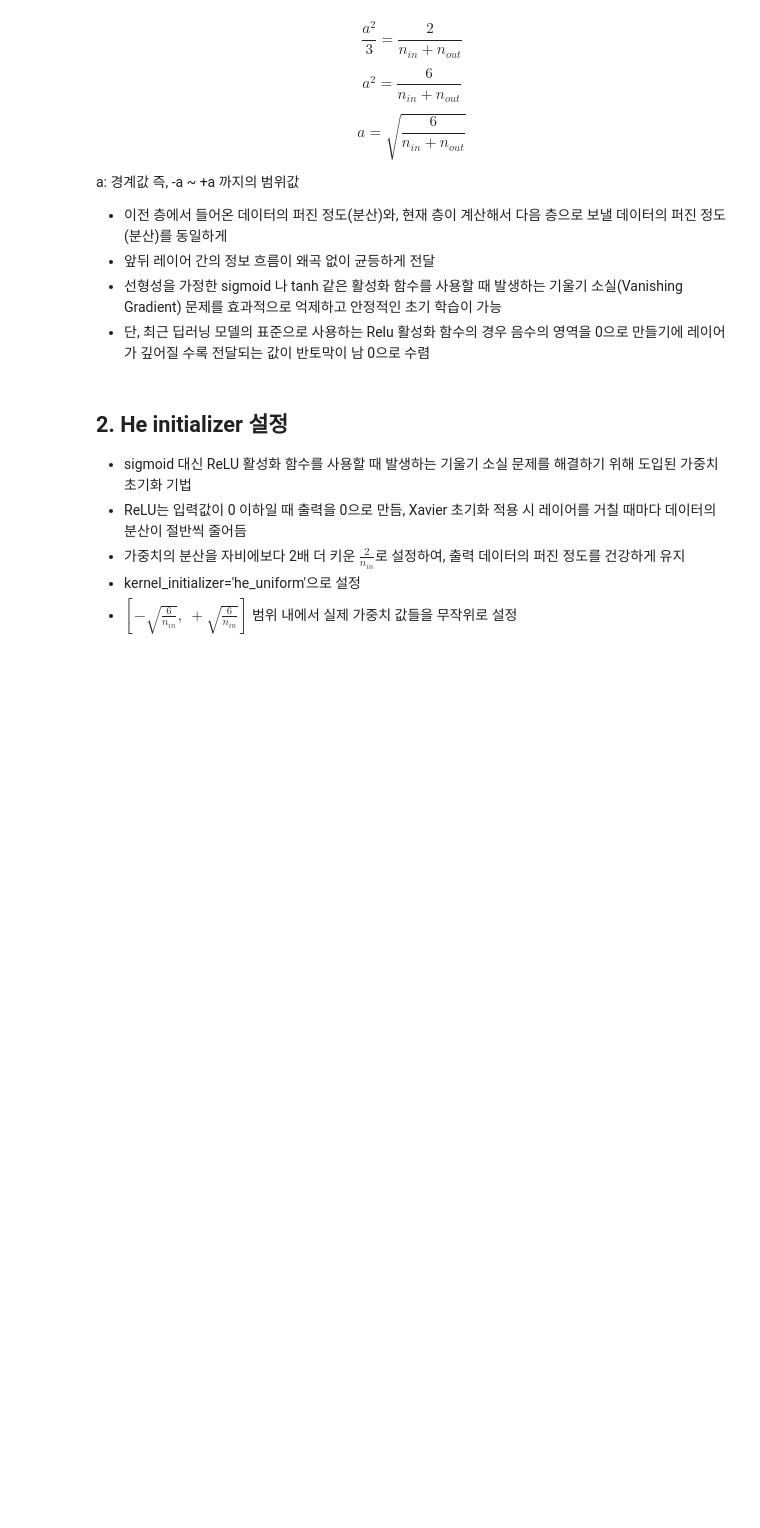
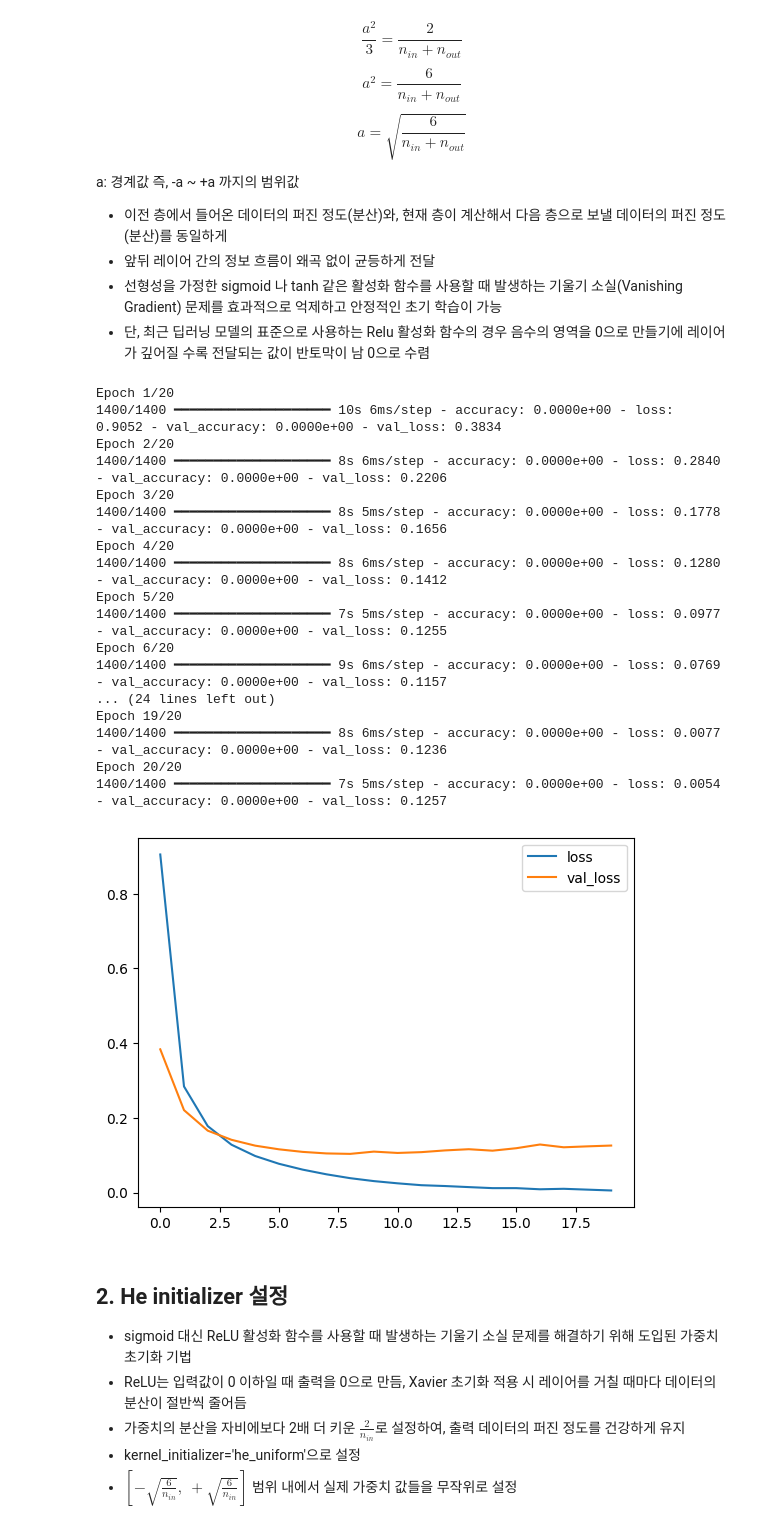
Before and after one commit to overgroove/samsung_lecture, a Jupyter notebook: 03_DL_weight_initialization.ipynb, the cells around one changed output. Cells and saved outputs as stored; diff of their text form; code cells hidden in the pictures; blank space fills up the shorter version.

```diff
--- a/03_DL_weight_initialization.ipynb
+++ b/03_DL_weight_initialization.ipynb
@@ -80,6 +143,31 @@ a: 경계값 즉, -a ~ +a 까지의 범위값
 # model 2 clone 후 각 레이어에 문자열, 초기화 객체 사용하여 초기화 적용
 # kernel_initializer='glorot_uniform'
 # kernel_initializer=tf.keras.initializers.GlorotUniform(seed=42)
+tf.random.set_seed(42)
 
+model2 = tf.keras.models.Sequential([
+    tf.keras.layers.Input(shape=X_train.shape[1:]),
+    # 문자열 적용
+    tf.keras.layers.Dense(
+        units=128,
+        activation='sigmoid',
+        kernel_initializer='glorot_uniform'
+    ),
+    # 객체 전달
+    tf.keras.layers.Dense(
+        units=64,
+        activation='sigmoid',
+        kernel_initializer=tf.keras.initializers.GlorotUniform(seed=42)
+        ),
+    # 디폴트
+    tf.keras.layers.Dense(units=16, activation='sigmoid'),
+
+    tf.keras.layers.Dense(units=10, activation='softmax', name='out')
+])
 # tf에서는 기본적으로 Xavier 초기화 사용
 # 다만 sigmoid activation 사용 시 명시적으로 kernel_initializer 적어주시는 것이 좋음
+model2.compile(
+    optimizer=tf.keras.optimizers.Adam(learning_rate=0.001),
+    loss=tf.keras.losses.sparse_categorical_crossentropy,
+    metrics=[tf.keras.metrics.Accuracy]
+)
@@ -88,3 +174,29 @@ a: 경계값 즉, -a ~ +a 까지의 범위값
+# %%
+# 모델 학습 후 history 시각화
+history2 = model2.fit(X_train, y_train, epochs=20, validation_split=0.2)
+plt.plot(history2.history['loss'], label='loss')
+plt.plot(history2.history['val_loss'], label='val_loss')
+plt.legend()
+plt.show()
+# %% [output]
+Epoch 1/20
+1400/1400 ━━━━━━━━━━━━━━━━━━━━ 10s 6ms/step - accuracy: 0.0000e+00 - loss: 0.9052 - val_accuracy: 0.0000e+00 - val_loss: 0.3834
+Epoch 2/20
+1400/1400 ━━━━━━━━━━━━━━━━━━━━ 8s 6ms/step - accuracy: 0.0000e+00 - loss: 0.2840 - val_accuracy: 0.0000e+00 - val_loss: 0.2206
+Epoch 3/20
+1400/1400 ━━━━━━━━━━━━━━━━━━━━ 8s 5ms/step - accuracy: 0.0000e+00 - loss: 0.1778 - val_accuracy: 0.0000e+00 - val_loss: 0.1656
+Epoch 4/20
+1400/1400 ━━━━━━━━━━━━━━━━━━━━ 8s 6ms/step - accuracy: 0.0000e+00 - loss: 0.1280 - val_accuracy: 0.0000e+00 - val_loss: 0.1412
+Epoch 5/20
+1400/1400 ━━━━━━━━━━━━━━━━━━━━ 7s 5ms/step - accuracy: 0.0000e+00 - loss: 0.0977 - val_accuracy: 0.0000e+00 - val_loss: 0.1255
+Epoch 6/20
+1400/1400 ━━━━━━━━━━━━━━━━━━━━ 9s 6ms/step - accuracy: 0.0000e+00 - loss: 0.0769 - val_accuracy: 0.0000e+00 - val_loss: 0.1157
+... (24 lines left out)
+Epoch 19/20
+1400/1400 ━━━━━━━━━━━━━━━━━━━━ 8s 6ms/step - accuracy: 0.0000e+00 - loss: 0.0077 - val_accuracy: 0.0000e+00 - val_loss: 0.1236
+Epoch 20/20
+1400/1400 ━━━━━━━━━━━━━━━━━━━━ 7s 5ms/step - accuracy: 0.0000e+00 - loss: 0.0054 - val_accuracy: 0.0000e+00 - val_loss: 0.1257
+[figure, added]
 # %% [markdown]
 ## **2. He initializer 설정**
 - sigmoid 대신 ReLU 활성화 함수를 사용할 때 발생하는 기울기 소실 문제를 해결하기 위해 도입된 가중치 초기화 기법
```
Also changed, not shown: parts of 18 cells of this notebook.
